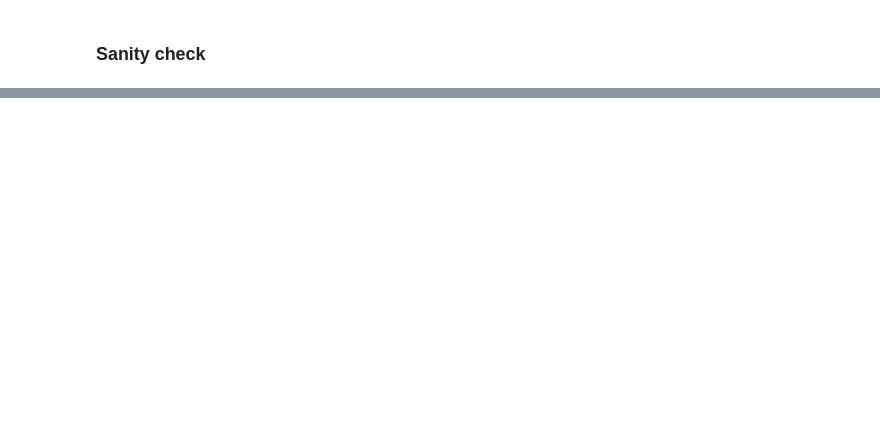
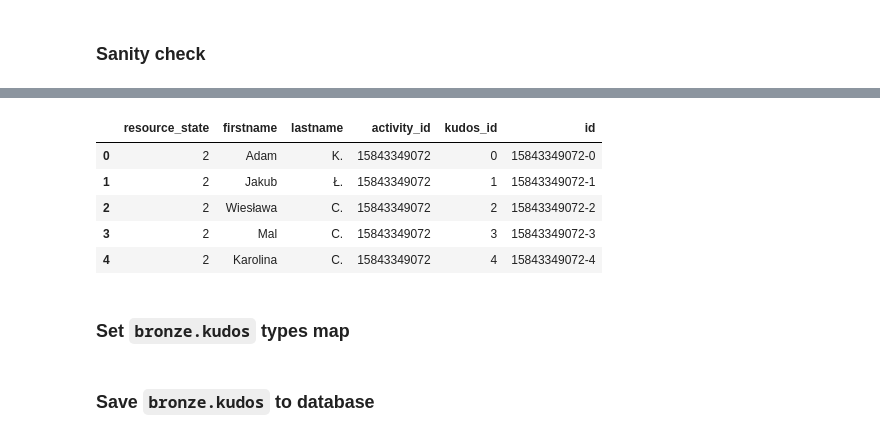
Before and after one commit to lowickib/Strava-Analytics, a Jupyter notebook: 1_API_and_Bronze_Layer.ipynb, the cells around one changed output, grey strips where cells are left out. Drawn from its saved outputs; the diff is of its cells as text; code cells hidden in the pictures; blank space fills up the shorter version.

Commit message:
implement kudos dowload and clean kudos table

```diff
--- a/1_API_and_Bronze_Layer.ipynb
+++ b/1_API_and_Bronze_Layer.ipynb
@@ -690,3 +678,0 @@ Name: visibility, dtype: object
-# %%
-pd.set_option('display.max_columns', None)
-df
@@ -696,5 +678,0 @@ df
-# %%
-session = requests.Session()
-session.headers.update({"Authorization": f"Bearer {access_token}"})
-resp = fetch_activity_details(14801524762)
-df2 = pd.json_normalize(resp)
@@ -705,0 +703,27 @@ df2
+# %%
+def fetch_activity_kudos(activity_id: int):
+  """
+  """
+  url = ACTIVITY_KUDOS_URL_TMPL.format(id=activity_id)
+  return get_json_with_retry(url, params=None)
+
+kudos_records = []
+for i, act_id in tqdm(enumerate(missing_ids_kudos, start=1), total=len(missing_ids_kudos)):
+  try:
+    resp = fetch_activity_kudos(act_id)
+
+    if not isinstance(resp, list):
+      logging.warning(f"id={act_id}: unexpected response type ({type(resp)}), skip")
+      continue
+
+    for i, kudos in enumerate(resp):
+      kudos["activity_id"] = act_id
+      kudos["kudos_id"] = i
+    kudos_records.extend(resp)
+
+  except Exception as e:
+    logging.error(f"Error downloading kudos for id={act_id}: {e}")
+
+  time.sleep(random.randint(7, 9))
+
+logging.info(f"Kudos downloaded: {len(kudos_records)} / {len(missing_ids_kudos)}")
@@ -705,0 +749,19 @@ df2
+# %%
+
+kudos_df_new = pd.json_normalize(kudos_records, sep='_')
+if not kudos_df_new.empty:
+  kudos_df_new = kudos_df_new.drop(['message', 'errors'], axis=1, errors='ignore')
+  kudos_df_new = kudos_df_new.dropna(how='all')
+
+kudos_df_new['id'] = kudos_df_new[['activity_id', 'kudos_id']].astype("string").agg("-".join, axis=1)
+# %%
+kudos_df_new.head()
+# %% [output]
+|  | resource_state | firstname | lastname | activity_id | kudos_id | id |
+| 0 | 2 | Adam | K. | 15843349072 | 0 | 15843349072-0 |
+| 1 | 2 | Jakub | Ł. | 15843349072 | 1 | 15843349072-1 |
+| 2 | 2 | Wiesława | C. | 15843349072 | 2 | 15843349072-2 |
+| 3 | 2 | Mal | C. | 15843349072 | 3 | 15843349072-3 |
+| 4 | 2 | Karolina | C. | 15843349072 | 4 | 15843349072-4 |
+# %% [markdown]
+### Set `bronze.kudos` types map
@@ -705,0 +776,2 @@ df2
+# %% [markdown]
+### Save `bronze.kudos` to database
```
Also changed, not shown: parts of 21 cells of this notebook, 1 other file.
